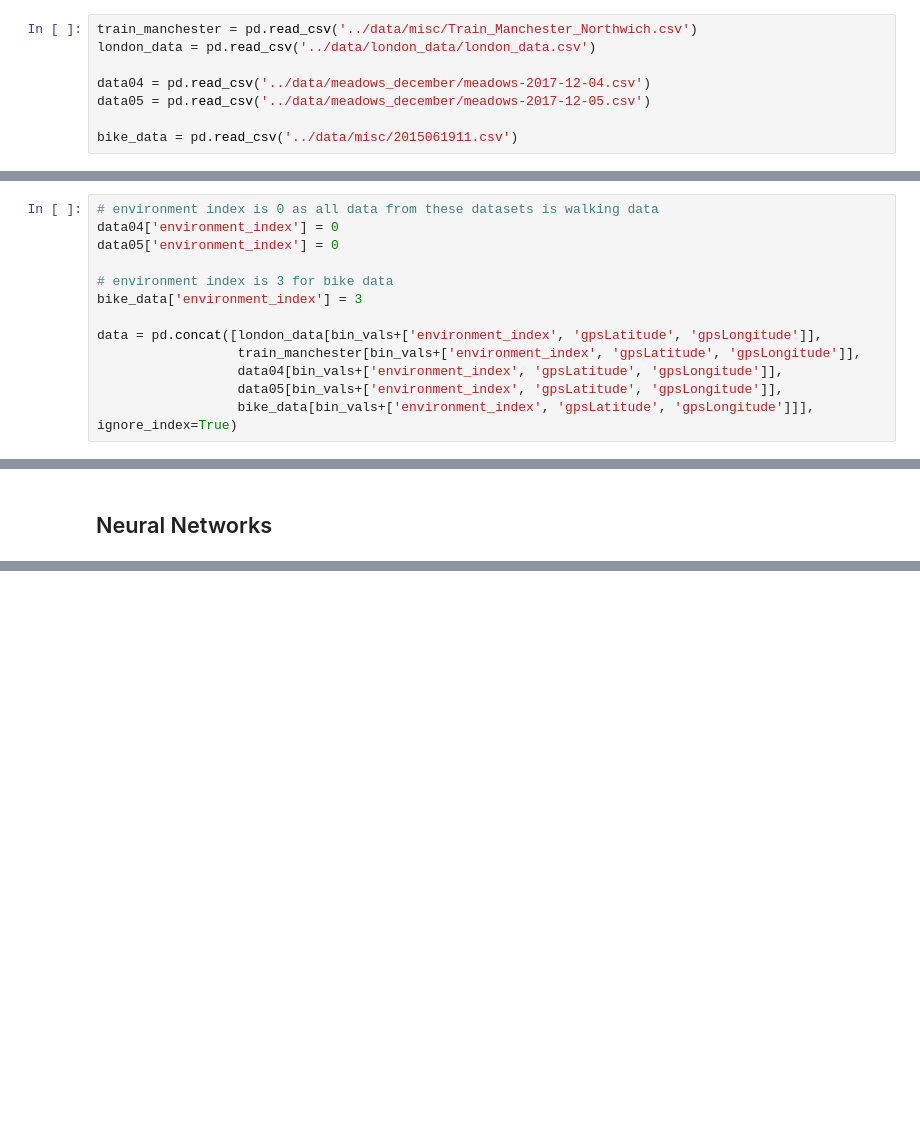
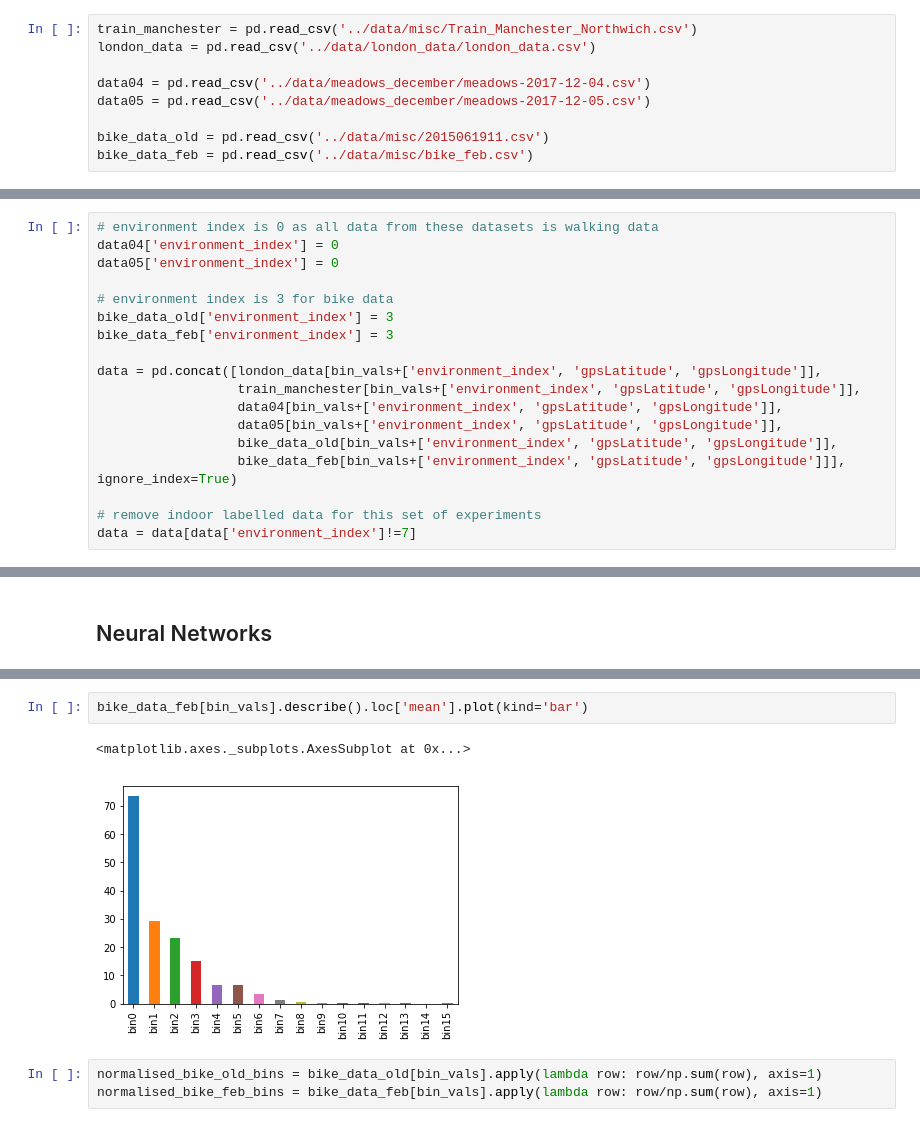
Before and after one commit to MihaiVisu/HonoursProject, a Jupyter notebook: notebooks/all_transport_data.ipynb, the cells around one changed output, grey strips where cells are left out. Cells and saved outputs as stored; diff of their text form; blank space fills up the shorter version.

Commit message:
add bike data graphs

```diff
--- a/notebooks/all_transport_data.ipynb
+++ b/notebooks/all_transport_data.ipynb
@@ -42,7 +43,8 @@ london_data = pd.read_csv('../data/london_data/london_data.csv')
 data04 = pd.read_csv('../data/meadows_december/meadows-2017-12-04.csv')
 data05 = pd.read_csv('../data/meadows_december/meadows-2017-12-05.csv')
 
-bike_data = pd.read_csv('../data/misc/2015061911.csv')
+bike_data_old = pd.read_csv('../data/misc/2015061911.csv')
+bike_data_feb = pd.read_csv('../data/misc/bike_feb.csv')
 # %% [markdown]
 ## Merging Data
 # %%
@@ -51,13 +53,18 @@ data04['environment_index'] = 0
 data05['environment_index'] = 0
 
 # environment index is 3 for bike data
-bike_data['environment_index'] = 3
+bike_data_old['environment_index'] = 3
+bike_data_feb['environment_index'] = 3
 
 data = pd.concat([london_data[bin_vals+['environment_index', 'gpsLatitude', 'gpsLongitude']],
                   train_manchester[bin_vals+['environment_index', 'gpsLatitude', 'gpsLongitude']],
                   data04[bin_vals+['environment_index', 'gpsLatitude', 'gpsLongitude']],
                   data05[bin_vals+['environment_index', 'gpsLatitude', 'gpsLongitude']],
-                  bike_data[bin_vals+['environment_index', 'gpsLatitude', 'gpsLongitude']]], ignore_index=True)
+                  bike_data_old[bin_vals+['environment_index', 'gpsLatitude', 'gpsLongitude']],
+                  bike_data_feb[bin_vals+['environment_index', 'gpsLatitude', 'gpsLongitude']]], ignore_index=True)
+
+# remove indoor labelled data for this set of experiments
+data = data[data['environment_index']!=7]
 # %%
 bin_vals = ['bin'+str(x) for x in range(0,16)]
 pm_vals = ['pm1', 'pm2_5', 'pm10']
@@ -240,0 +304,8 @@ Accuracy: 0.827519812479
+# %%
+bike_data_feb[bin_vals].describe().loc['mean'].plot(kind='bar')
+# %% [output]
+<matplotlib.axes._subplots.AxesSubplot at 0x...>
+[figure, added]
+# %%
+normalised_bike_old_bins = bike_data_old[bin_vals].apply(lambda row: row/np.sum(row), axis=1)
+normalised_bike_feb_bins = bike_data_feb[bin_vals].apply(lambda row: row/np.sum(row), axis=1)
```
Also changed, not shown: parts of 27 cells of this notebook, 1 other file.
